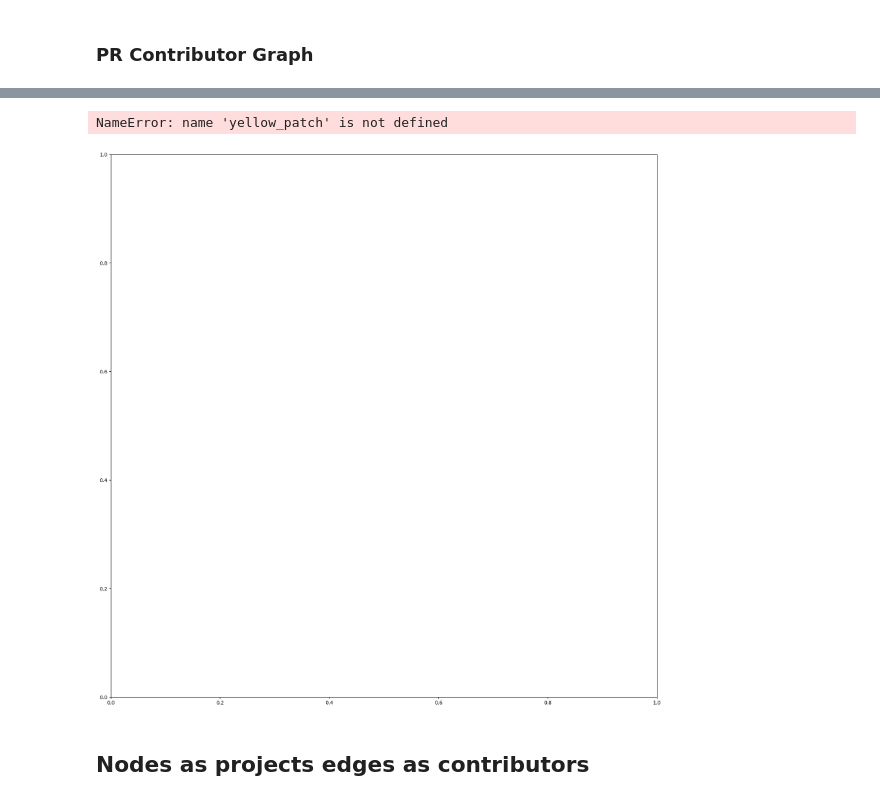
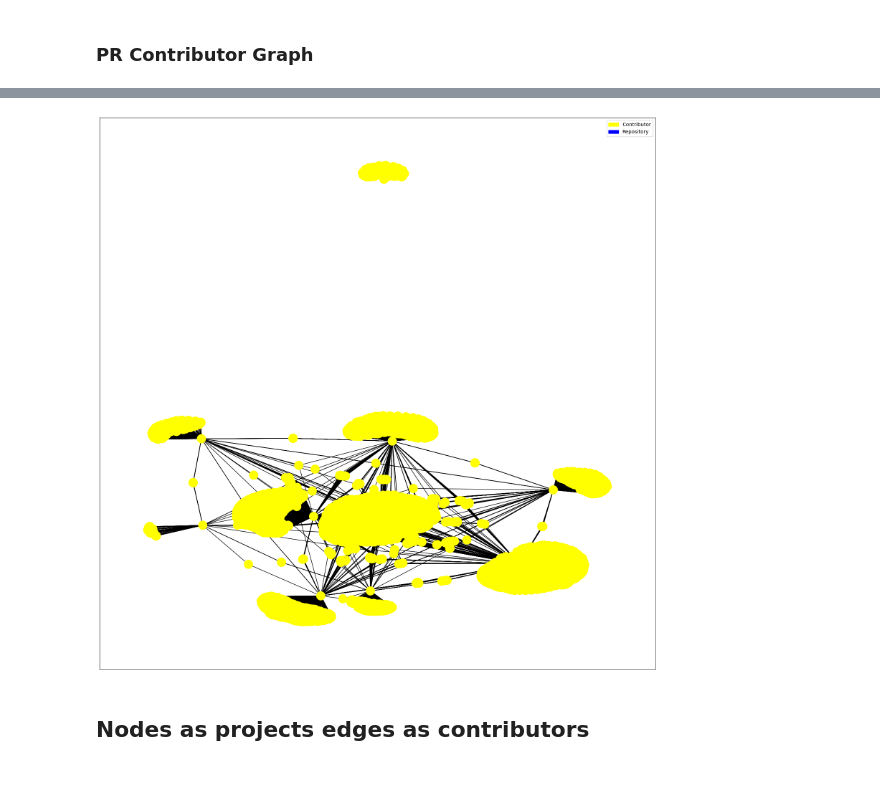
Before and after one commit to Prudhvivuda/Rappel, a Jupyter notebook: notebooks/emerging_ai_projects/repo_analysis.ipynb, the cells around one changed output, grey strips where cells are left out. Saved outputs shown, nothing was run; the diff lists cells and outputs as text; code cells hidden in the pictures.

```diff
--- a/notebooks/emerging_ai_projects/repo_analysis.ipynb
+++ b/notebooks/emerging_ai_projects/repo_analysis.ipynb
@@ -366,6 +436,6 @@ NameError: name 'yellow_patch' is not defined
 # %% [markdown]
 ### PR Contributor Graph
 # %%
-df_pr = pr_contrib.groupby(['repo_id', 'cntrb_id']).size().unstack(fill_value=0)
+df_pr = pr_contrib.groupby(['repo_name', 'cntrb_id']).size().unstack(fill_value=0)
 df_pr.head()
 # %% [output]
@@ -381,7 +451,7 @@ df_pr.head()
 df_pr = df_pr.reset_index()
 # %%
 df_melted_pr = df_pr.melt(
-    ['repo_id'],
+    ['repo_name'],
     var_name = 'cntrb_id',value_name='number')
 # %%
 df_melted_pr = df_melted_pr[df_melted_pr[df_melted_pr.columns[2]] != 0]
@@ -396,9 +466,9 @@ df_melted_pr.head()
 # %%
-Repo_id = df_melted_issue['repo_id'].to_list()
+Repo_id = df_melted_issue['repo_name'].to_list()
 contributor_id = df_melted_issue['cntrb_id'].to_list()
 # %%
 G = nx.from_pandas_edgelist(df_melted_pr,
-                            source='repo_id',
+                            source='repo_name',
                             target='cntrb_id',
                             edge_attr='number',
                             create_using=nx.MultiGraph())
@@ -408,10 +478,9 @@ colors = ['blue' if n in Repo_id else 'yellow' for n in nodes]
 # %%
 fig, ax = plt.subplots(figsize=(20,20))
 ax.legend(handles=[yellow_patch, blue_patch])
-nx.draw_networkx(G, node_color=colors, font_size=8, ax=ax)
+nx.draw_networkx(G, node_color=colors, font_size=8, ax=ax, with_labels=False)
 # %% [output]
-NameError: name 'yellow_patch' is not defined
-[figure, old version]
+[figure, new version]
 # %% [markdown]
 ## Nodes as projects edges as contributors
 # %% [markdown]
```
Also changed, not shown: parts of 39 cells of this notebook, 2 other files.
